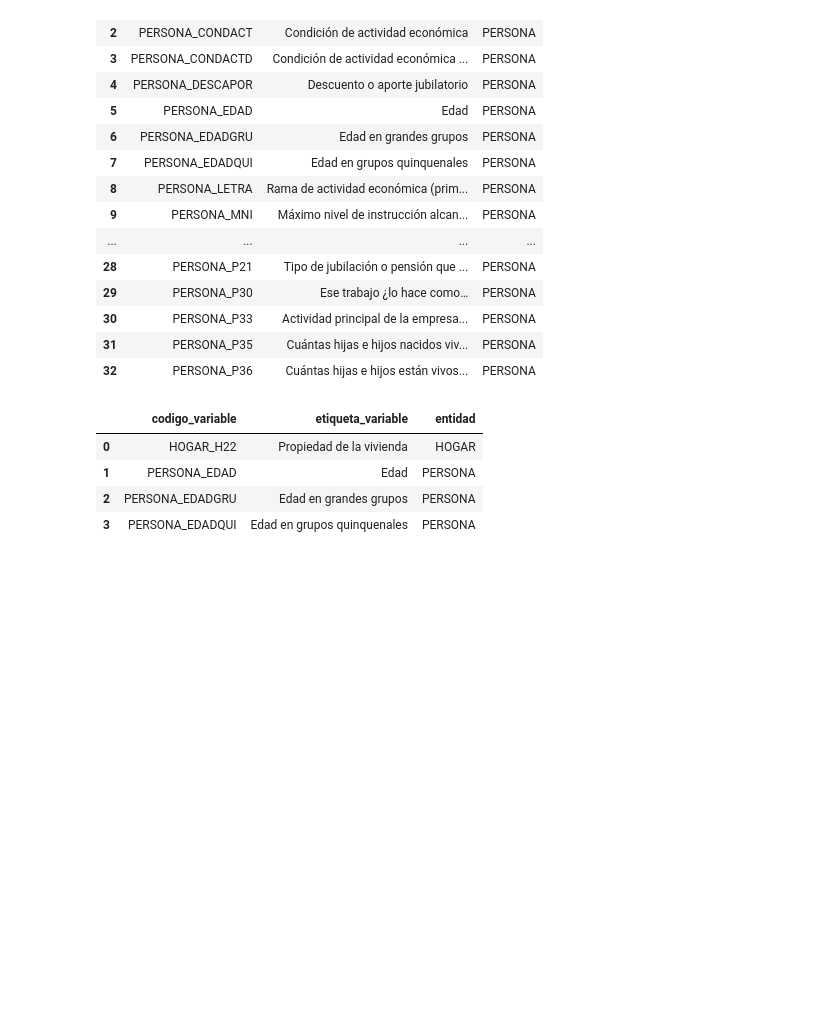
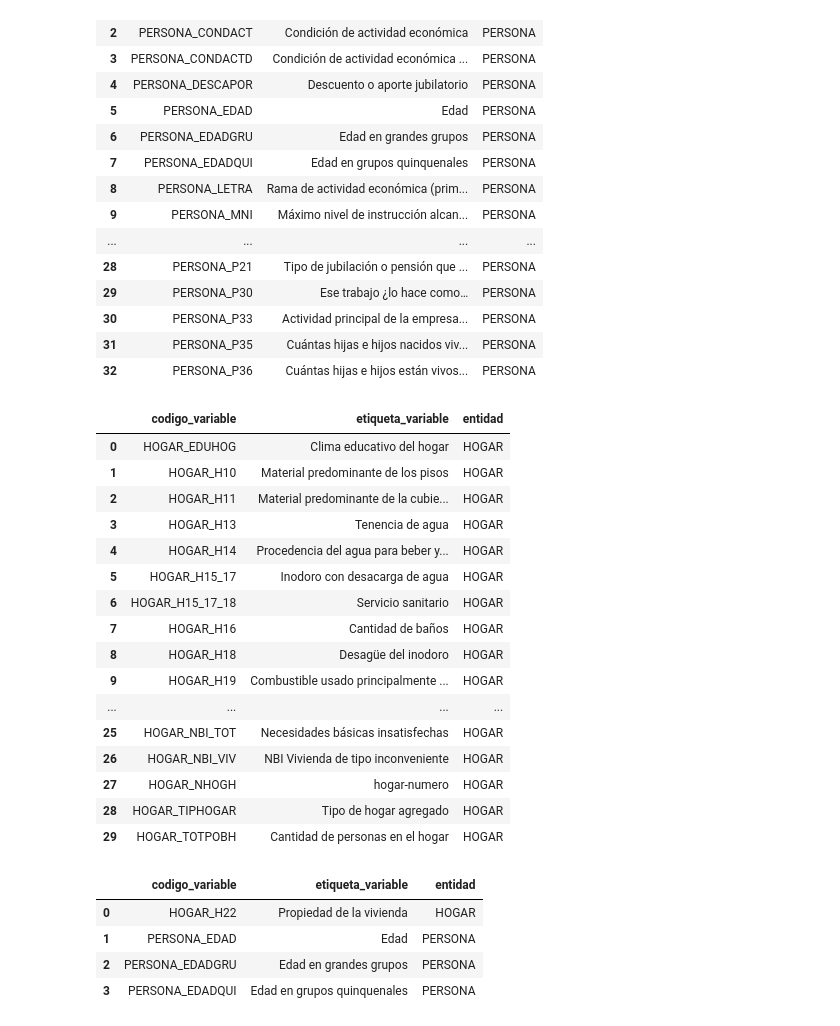
Before and after one commit to pedroorden/censoargentino, a Jupyter notebook: examples/ejemplos_censo_2022.ipynb, the cells around one changed output. Cells and saved outputs as stored; diff of their text form; code cells hidden in the pictures; blank space fills up the shorter version.

```diff
--- a/examples/ejemplos_censo_2022.ipynb
+++ b/examples/ejemplos_censo_2022.ipynb
@@ -95,6 +95,26 @@ ciut.variables(entidad="PERSONA")
 | 30 | PERSONA_P33 | Actividad principal de la empresa... | PERSONA |
 | 31 | PERSONA_P35 | Cuántas hijas e hijos nacidos viv... | PERSONA |
 | 32 | PERSONA_P36 | Cuántas hijas e hijos están vivos... | PERSONA |
+# %%
+ciut.variables(entidad="HOGAR")
+# %% [output]
+|  | codigo_variable | etiqueta_variable | entidad |
+| 0 | HOGAR_EDUHOG | Clima educativo del hogar | HOGAR |
+| 1 | HOGAR_H10 | Material predominante de los pisos | HOGAR |
+| 2 | HOGAR_H11 | Material predominante de la cubie... | HOGAR |
+| 3 | HOGAR_H13 | Tenencia de agua | HOGAR |
+| 4 | HOGAR_H14 | Procedencia del agua para beber y... | HOGAR |
+| 5 | HOGAR_H15_17 | Inodoro con desacarga de agua | HOGAR |
+| 6 | HOGAR_H15_17_18 | Servicio sanitario | HOGAR |
+| 7 | HOGAR_H16 | Cantidad de baños | HOGAR |
+| 8 | HOGAR_H18 | Desagüe del inodoro | HOGAR |
+| 9 | HOGAR_H19 | Combustible usado principalmente ... | HOGAR |
+| ... | ... | ... | ... |
+| 25 | HOGAR_NBI_TOT | Necesidades básicas insatisfechas | HOGAR |
+| 26 | HOGAR_NBI_VIV | NBI Vivienda de tipo inconveniente | HOGAR |
+| 27 | HOGAR_NHOGH | hogar-numero | HOGAR |
+| 28 | HOGAR_TIPHOGAR | Tipo de hogar agregado | HOGAR |
+| 29 | HOGAR_TOTPOBH | Cantidad de personas en el hogar | HOGAR |
 # %%
 # Buscar por tema
 ciut.variables(buscar="edad")
```
Also changed, not shown: 1 other file.
